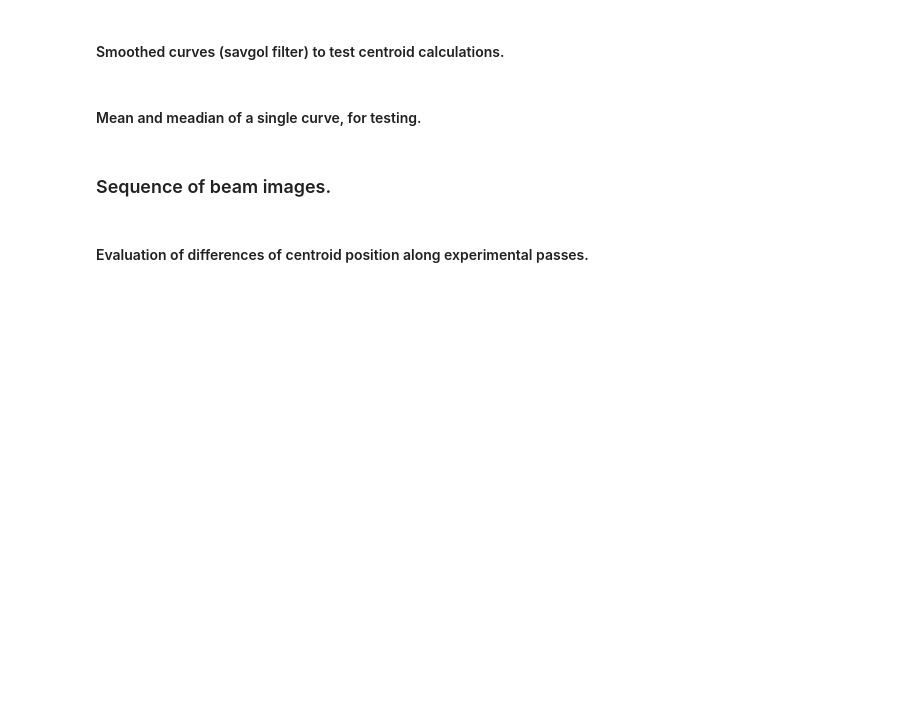
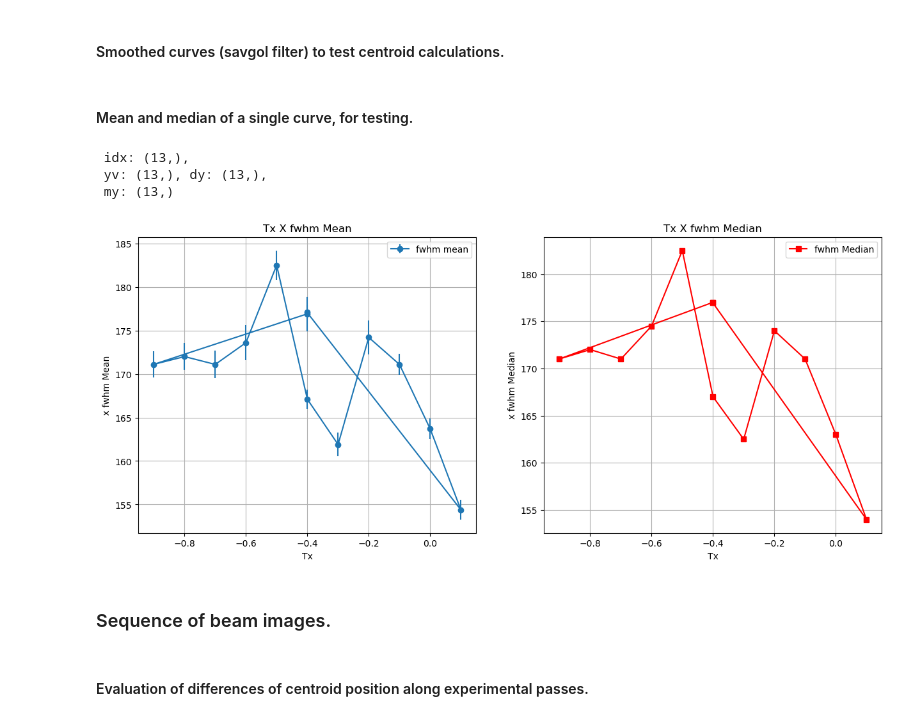
Before and after one commit to lnls-ids/cax-scripts, a Jupyter notebook: scan_read_hdf5.ipynb, the cells around one changed output. Cells and saved outputs as stored; diff of their text form; code cells hidden in the pictures; blank space fills up the shorter version.

```diff
--- a/scan_read_hdf5.ipynb
+++ b/scan_read_hdf5.ipynb
@@ -1036,39 +315,50 @@ plt.plot(ysmooth[ysmooth > halfy], label='y smooth')
 plt.grid(True)
 plt.legend()
 # %% [markdown]
-#### Mean and meadian of a single curve, for testing.
+#### Mean and median of a single curve, for testing.
+# %%
+observable = 'fwhm'
+stats = observable_statistics(dataset, observable)
+# print(f" observable = '{observable}'")
+# for key, value in stats.items():
+#     print(f">>> {key}: {value}  \t ({value.shape})\n")
 # %%
 idx = stats['xval']
 yv = stats['mean'][0]
-cy = stats['mean'][1]
-dx = stats['std_dev'][0]
-dy = stats['std_dev'][1]
-mx = stats['median'][0]
-my = stats['median'][1]
+#  cy = stats['mean'][1]
+dy = stats['std_dev'][0]
+# dy = stats['std_dev'][1]
+my = stats['median'][0]
+# my = stats['median'][1]
 
 fig, (axmx, axmy) = plt.subplots(1, 2, figsize=(15, 6))
 
-axmx.errorbar(idx, yv, yerr=dx, fmt='o-', label='Mean ± Std Dev')
+print(f" idx: {idx.shape},\n"
+      f" yv: {yv.shape},"
+      # f" cy: {cy.shape},\n"
+      # f" dx: {dx.shape},"
+      f" dy: {dy.shape},\n"
+      # f" mx: {mx.shape},"
+      f" my: {my.shape}")
+
+axmx.errorbar(idx, yv, yerr=dy, fmt='o-', label=f'{observable} mean')
 axmx.set_ylabel(f'x {observable} Mean')
-axmx.set_title(f'{observable} x Mean with Std Dev')
+axmx.set_title(f'Tx X {observable} Mean')
 
-axmy.errorbar(idx, cy, yerr=dy, fmt='o-', label='Mean ± Std Dev')
-axmy.set_ylabel(f'y {observable} Mean')
-axmy.set_title(f'{observable} y Mean with Std Dev')
+axmy.set_ylabel(f'x {observable} Median')
+axmy.set_title(f'Tx X {observable} Median')
+axmy.plot(idx, my, 's-', label=f'{observable} Median', color='red')
 
-axmx.plot(idx, mx, 's-', label='Median', color='red')
-# axmx.set_ylabel(f'x {observable} Median')
-# axmx.set_title(f'{observable} x Median')
-
-axmy.plot(idx, my, 's-', label='Median', color='red')
-# axmy.set_ylabel(f'y {observable} Median')
-# axmy.set_title(f'{observable} y Median')
-
-for axs in [axmx, axmy]:
-    axs.grid(True)
-    axs.set_xlabel('Tx')
-    axs.legend()
-    axs.grid(True)
+for ax in [axmx, axmy]:
+    ax.grid(True)
+    ax.set_xlabel('Tx')
+    ax.legend()
+    ax.grid(True)
+# %% [output]
+ idx: (13,),
+ yv: (13,), dy: (13,),
+ my: (13,)
+[figure, added]
 # %% [markdown]
 ### Sequence of beam images.
 # %%
```
Also changed, not shown: parts of 22 cells of this notebook, 3 other files.
